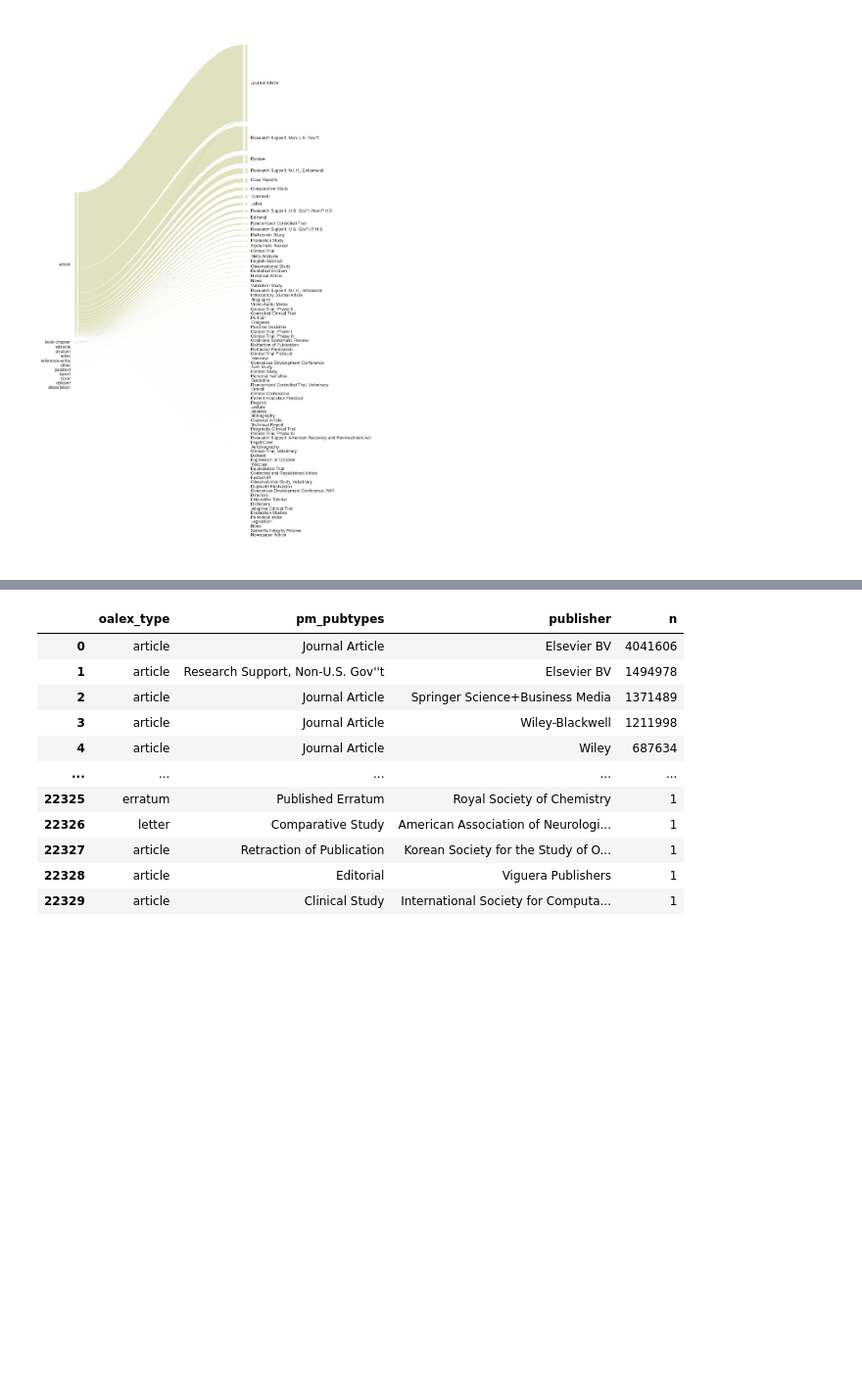
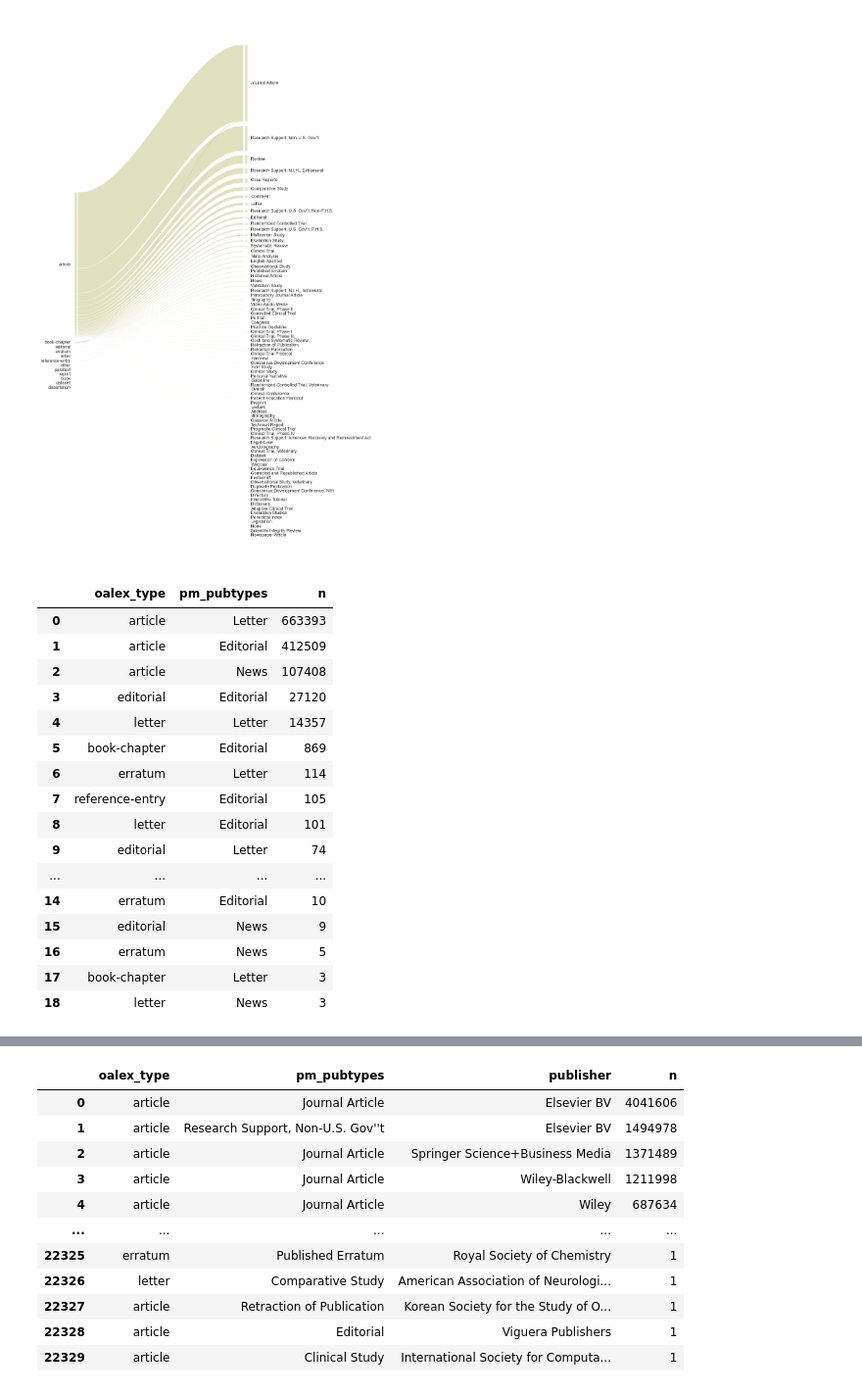
Before and after one commit to naustica/openalex_doctypes, a Jupyter notebook: codebook.ipynb, the cells around one changed output, grey strips where cells are left out. Shown at 98% size. Drawn from its saved outputs; the diff is of its cells as text; code cells hidden in the pictures; blank space fills up the shorter version.

```diff
--- a/codebook.ipynb
+++ b/codebook.ipynb
@@ -65,3 +61,10 @@ openalex_pubtypes
 | 13 | grant | 86589 |
 | 14 | letter | 54066 |
 | 15 | book-series | 3232 |
+# %%
+pm_pubtypes = client.query(f"""
+                            SELECT ptype AS pm_pubtypes, COUNT(DISTINCT(doi)) AS n
+                            FROM {pm} AS pm
+                            GROUP BY pm_pubtypes
+                            ORDER BY n DESC
+                            """).to_dataframe()
@@ -115,3 +134,35 @@ fig.set_size_inches(7,20)
 plt.show()
 # %% [output]
 [figure]
+# %%
+openalex_pm_pubtypes_editorial = client.query(f"""
+                SELECT oalex.type AS oalex_type, ptype AS pm_pubtypes, COUNT(DISTINCT(oalex.doi)) AS n
+                FROM `subugoe-wag-closed.pubmed.pubmed_bulk_dec_2022` AS pm
+                JOIN `subugoe-collaborative.openalex.works` AS oalex
+                ON LOWER(oalex.doi) = LOWER(pm.doi)
+                LEFT JOIN `subugoe-collaborative.openalex.sources` AS s
+                ON LOWER(primary_location.source.id) = LOWER(s.id)
+                WHERE ptype IN ("Editorial", "Letter", "News")
+                GROUP BY oalex_type, pm_pubtypes
+                ORDER BY n DESC
+                """).to_dataframe()
+# %%
+openalex_pm_pubtypes_editorial
+# %% [output]
+|  | oalex_type | pm_pubtypes | n |
+| 0 | article | Letter | 663393 |
+| 1 | article | Editorial | 412509 |
+| 2 | article | News | 107408 |
+| 3 | editorial | Editorial | 27120 |
+| 4 | letter | Letter | 14357 |
+| 5 | book-chapter | Editorial | 869 |
+| 6 | erratum | Letter | 114 |
+| 7 | reference-entry | Editorial | 105 |
+| 8 | letter | Editorial | 101 |
+| 9 | editorial | Letter | 74 |
+| ... | ... | ... | ... |
+| 14 | erratum | Editorial | 10 |
+| 15 | editorial | News | 9 |
+| 16 | erratum | News | 5 |
+| 17 | book-chapter | Letter | 3 |
+| 18 | letter | News | 3 |
```
Also changed, not shown: parts of 5 cells of this notebook.
